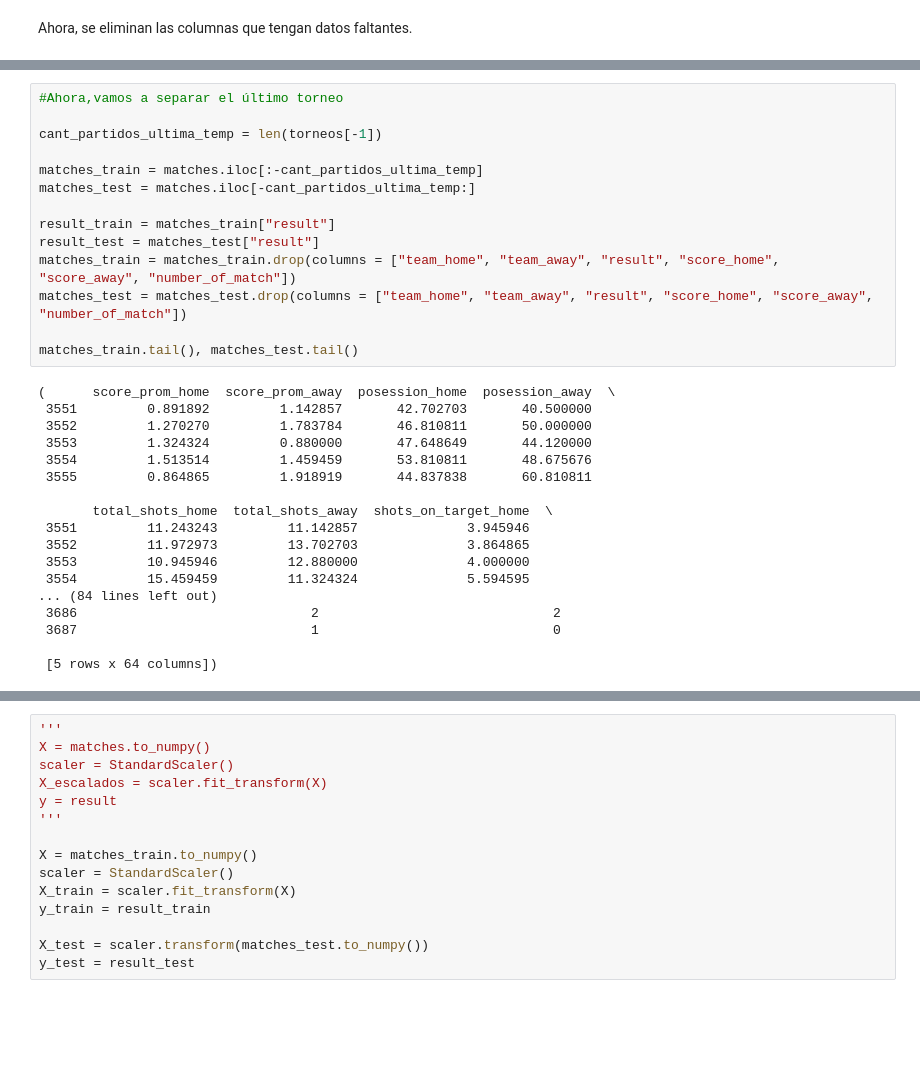
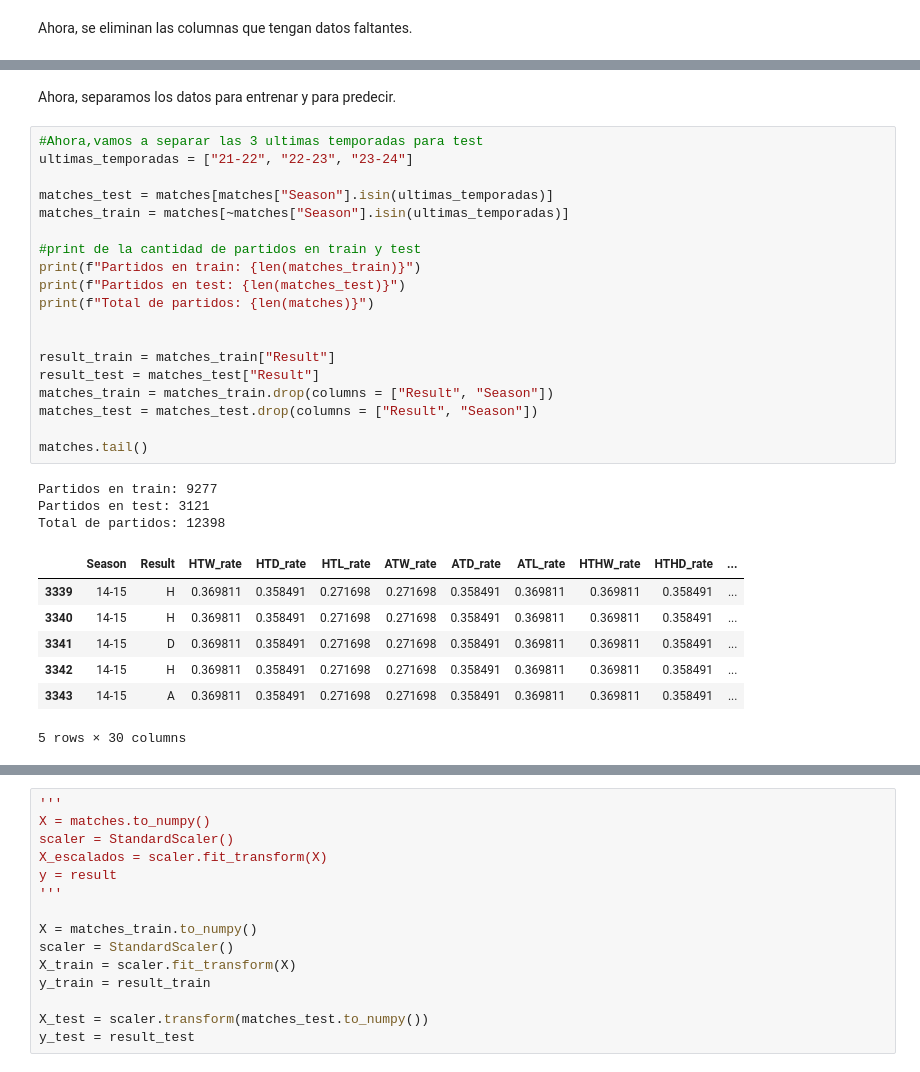
Before and after one commit to gustfernandez/iPre-resultados-deportivos, a Jupyter notebook: TabNet_grandes_ligas.ipynb, the cells around one changed output, grey strips where cells are left out. Cells and saved outputs as stored; diff of their text form; blank space fills up the shorter version.

```diff
--- a/TabNet_grandes_ligas.ipynb
+++ b/TabNet_grandes_ligas.ipynb
@@ -375,33 +109,33 @@ Resultado 2, hay: 1200 partidos, 32.53796095444685%
-# %%
-#Ahora,vamos a separar el último torneo
-
-cant_partidos_ultima_temp = len(torneos[-1])
-
-matches_train = matches.iloc[:-cant_partidos_ultima_temp]
-matches_test = matches.iloc[-cant_partidos_ultima_temp:]
-
-result_train = matches_train["result"]
-result_test = matches_test["result"]
-matches_train = matches_train.drop(columns = ["team_home", "team_away", "result", "score_home", "score_away", "number_of_match"])
-matches_test = matches_test.drop(columns = ["team_home", "team_away", "result", "score_home", "score_away", "number_of_match"])
-
-matches_train.tail(), matches_test.tail()
-# %% [output]
-(      score_prom_home  score_prom_away  posession_home  posession_away  \
- 3551         0.891892         1.142857       42.702703       40.500000
- 3552         1.270270         1.783784       46.810811       50.000000
- 3553         1.324324         0.880000       47.648649       44.120000
- 3554         1.513514         1.459459       53.810811       48.675676
- 3555         0.864865         1.918919       44.837838       60.810811
-
-       total_shots_home  total_shots_away  shots_on_target_home  \
- 3551         11.243243         11.142857              3.945946
- 3552         11.972973         13.702703              3.864865
- 3553         10.945946         12.880000              4.000000
- 3554         15.459459         11.324324              5.594595
-... (84 lines left out)
- 3686                              2                              2
- 3687                              1                              0
-
- [5 rows x 64 columns])
+# %% [markdown]
+Ahora, separamos los datos para entrenar y para predecir.
+# %%
+#Ahora,vamos a separar las 3 ultimas temporadas para test
+ultimas_temporadas = ["21-22", "22-23", "23-24"]
+
+matches_test = matches[matches["Season"].isin(ultimas_temporadas)]
+matches_train = matches[~matches["Season"].isin(ultimas_temporadas)]
+
+#print de la cantidad de partidos en train y test
+print(f"Partidos en train: {len(matches_train)}")
+print(f"Partidos en test: {len(matches_test)}")
+print(f"Total de partidos: {len(matches)}")
+
+
+result_train = matches_train["Result"]
+result_test = matches_test["Result"]
+matches_train = matches_train.drop(columns = ["Result", "Season"])
+matches_test = matches_test.drop(columns = ["Result", "Season"])
+
+matches.tail()
+# %% [output]
+Partidos en train: 9277
+Partidos en test: 3121
+Total de partidos: 12398
+|  | Season | Result | HTW_rate | HTD_rate | HTL_rate | ATW_rate | ATD_rate | ATL_rate | HTHW_rate | HTHD_rate | ... |
+| 3339 | 14-15 | H | 0.369811 | 0.358491 | 0.271698 | 0.271698 | 0.358491 | 0.369811 | 0.369811 | 0.358491 | ... |
+| 3340 | 14-15 | H | 0.369811 | 0.358491 | 0.271698 | 0.271698 | 0.358491 | 0.369811 | 0.369811 | 0.358491 | ... |
+| 3341 | 14-15 | D | 0.369811 | 0.358491 | 0.271698 | 0.271698 | 0.358491 | 0.369811 | 0.369811 | 0.358491 | ... |
+| 3342 | 14-15 | H | 0.369811 | 0.358491 | 0.271698 | 0.271698 | 0.358491 | 0.369811 | 0.369811 | 0.358491 | ... |
+| 3343 | 14-15 | A | 0.369811 | 0.358491 | 0.271698 | 0.271698 | 0.358491 | 0.369811 | 0.369811 | 0.358491 | ... |
+5 rows × 30 columns
 # %%
```
Also changed, not shown: parts of 32 cells of this notebook, 11 other files.
